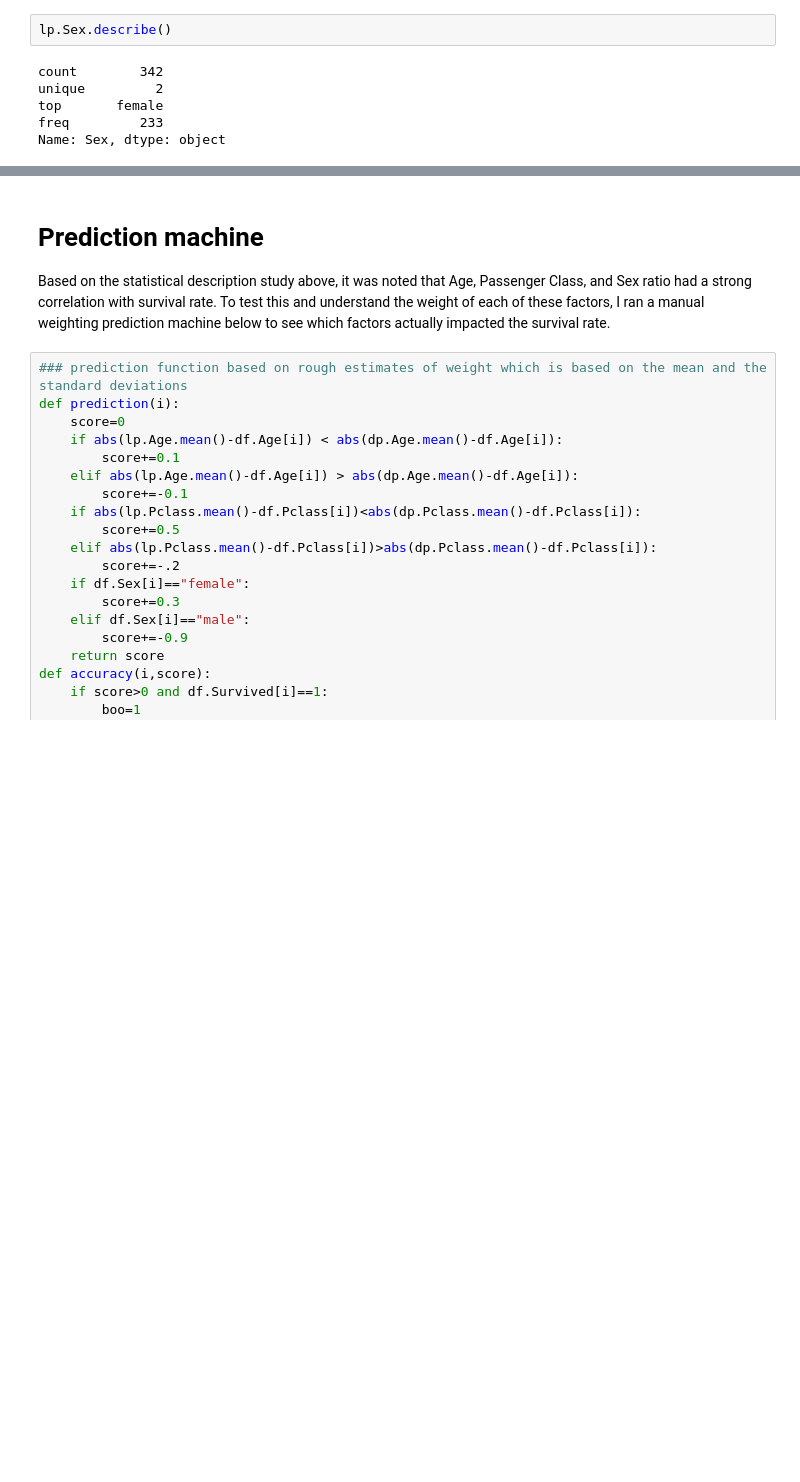
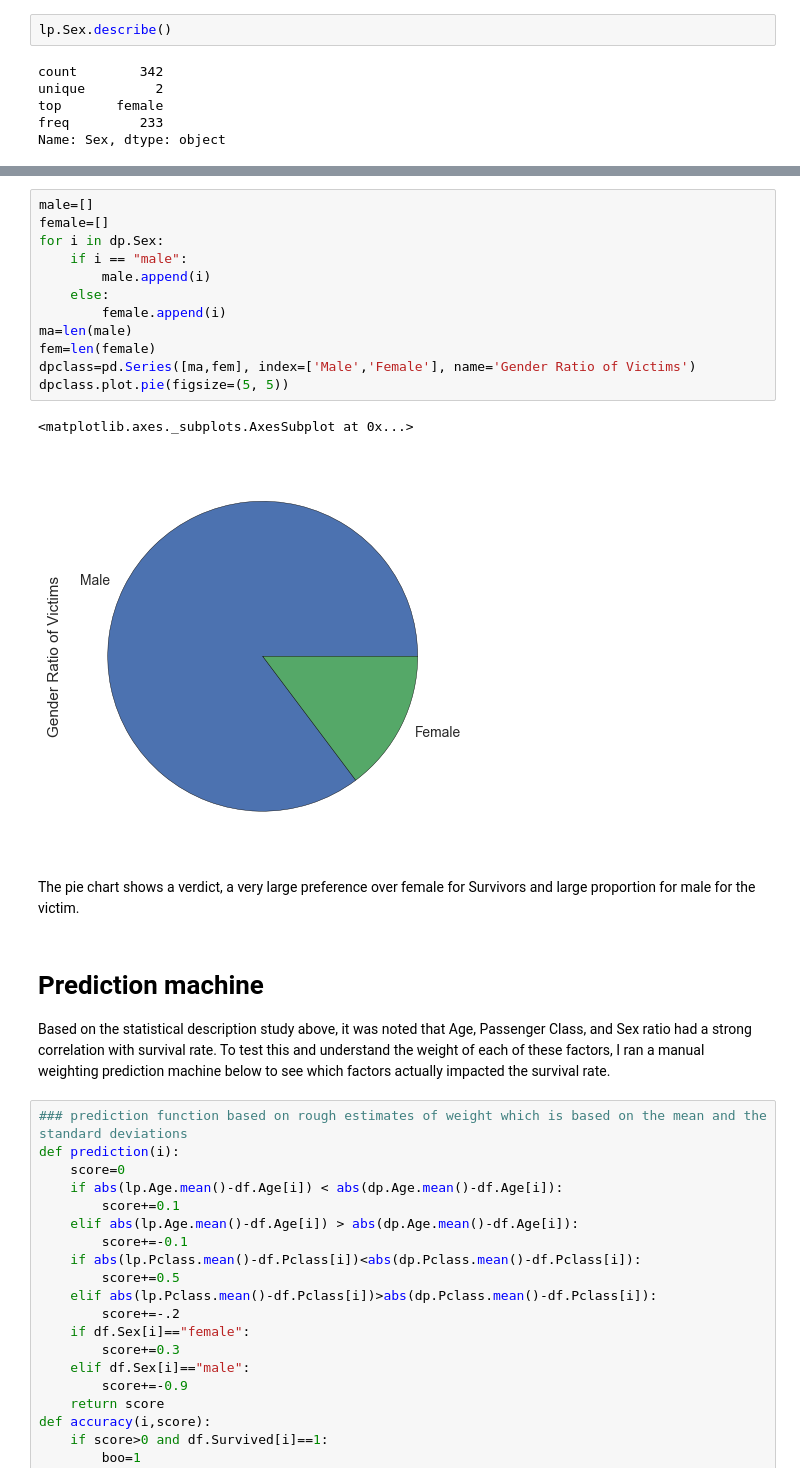
Before and after one commit to jamesyoon12/Titanic-Data, a Jupyter notebook: Titanic_Project_David_Yun.ipynb, the cells around one changed output, grey strips where cells are left out. Saved outputs shown, nothing was run; the diff lists cells and outputs as text; blank space fills up the shorter version.

```diff
--- a/Titanic_Project_David_Yun.ipynb
+++ b/Titanic_Project_David_Yun.ipynb
@@ -313,3 +369,20 @@ Name: Sex, dtype: object
+# %%
+male=[]
+female=[]
+for i in dp.Sex:
+    if i == "male":
+        male.append(i)
+    else:
+        female.append(i)
+ma=len(male)
+fem=len(female)
+dpclass=pd.Series([ma,fem], index=['Male','Female'], name='Gender Ratio of Victims')
+dpclass.plot.pie(figsize=(5, 5))
+# %% [output]
+<matplotlib.axes._subplots.AxesSubplot at 0x...>
+[figure, added]
+# %% [markdown]
+The pie chart shows a verdict, a very large preference over female for Survivors and large proportion for male for the victim.
 # %% [markdown]
 # Prediction machine
 
```
Also changed, not shown: parts of 8 cells of this notebook.
